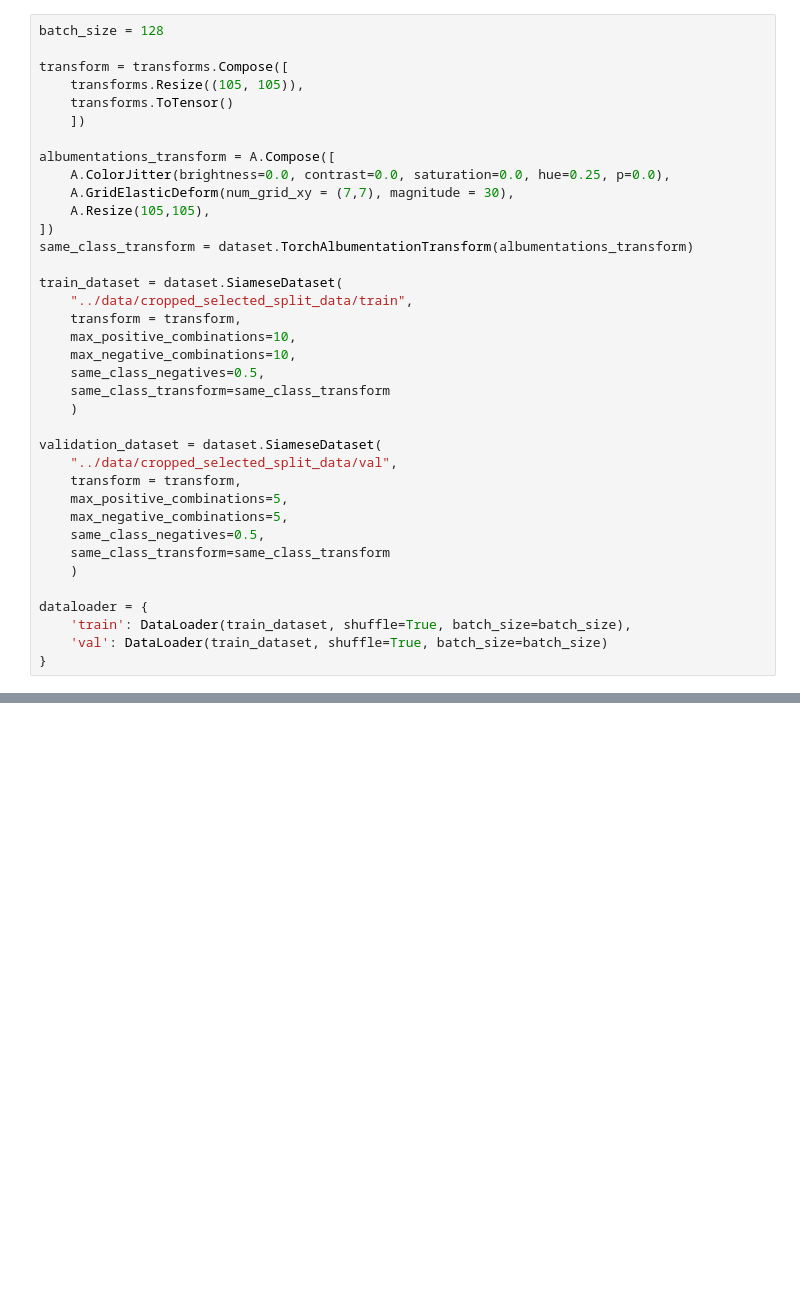
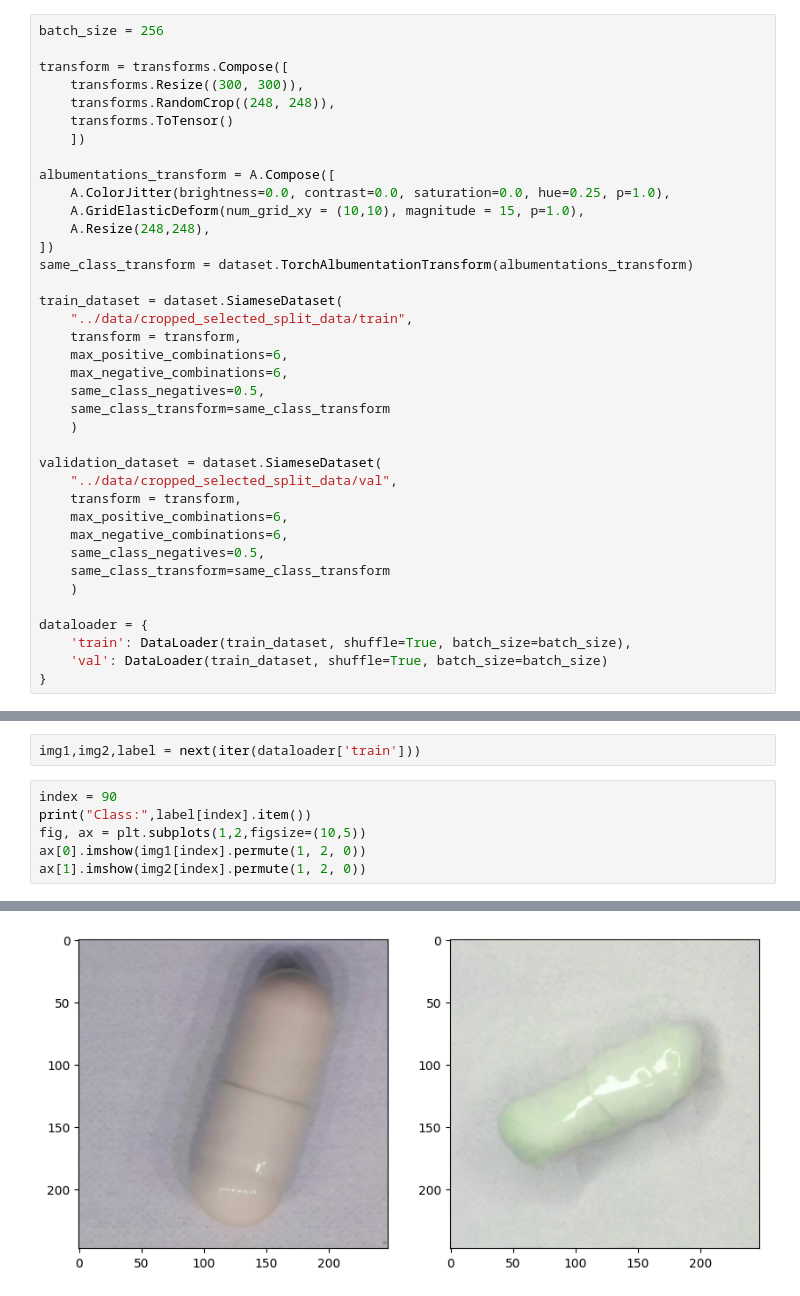
Before and after one commit to Octadeshays/cv2_pill_classification, a Jupyter notebook: notebooks/model_training.ipynb, the cells around one changed output, grey strips where cells are left out. Cells and saved outputs as stored; diff of their text form; blank space fills up the shorter version.

Commit message:
New model trainings

```diff
--- a/notebooks/model_training.ipynb
+++ b/notebooks/model_training.ipynb
@@ -16,23 +63,24 @@ from torchvision import transforms
 # %%
-batch_size = 128
+batch_size = 256
 
 transform = transforms.Compose([
-    transforms.Resize((105, 105)),
+    transforms.Resize((300, 300)),
+    transforms.RandomCrop((248, 248)),
     transforms.ToTensor()
     ])
 
 albumentations_transform = A.Compose([
-    A.ColorJitter(brightness=0.0, contrast=0.0, saturation=0.0, hue=0.25, p=0.0),
-    A.GridElasticDeform(num_grid_xy = (7,7), magnitude = 30),
-    A.Resize(105,105),
+    A.ColorJitter(brightness=0.0, contrast=0.0, saturation=0.0, hue=0.25, p=1.0),
+    A.GridElasticDeform(num_grid_xy = (10,10), magnitude = 15, p=1.0),
+    A.Resize(248,248),
 ])
 same_class_transform = dataset.TorchAlbumentationTransform(albumentations_transform)
 
 train_dataset = dataset.SiameseDataset(
     "../data/cropped_selected_split_data/train",
     transform = transform,
-    max_positive_combinations=10,
-    max_negative_combinations=10,
+    max_positive_combinations=6,
+    max_negative_combinations=6,
     same_class_negatives=0.5,
     same_class_transform=same_class_transform
     )
@@ -40,8 +88,8 @@ train_dataset = dataset.SiameseDataset(
 validation_dataset = dataset.SiameseDataset(
     "../data/cropped_selected_split_data/val",
     transform = transform,
-    max_positive_combinations=5,
-    max_negative_combinations=5,
+    max_positive_combinations=6,
+    max_negative_combinations=6,
     same_class_negatives=0.5,
     same_class_transform=same_class_transform
     )
@@ -54,0 +101,9 @@ dataloader = {
+# %%
+img1,img2,label = next(iter(dataloader['train']))
+# %%
+index = 90
+print("Class:",label[index].item())
+fig, ax = plt.subplots(1,2,figsize=(10,5))
+ax[0].imshow(img1[index].permute(1, 2, 0))
+ax[1].imshow(img2[index].permute(1, 2, 0))
+# %% [output]
@@ -54,0 +112 @@ dataloader = {
+[figure, added]
```
Also changed, not shown: parts of 38 cells of this notebook, 1 other file.
